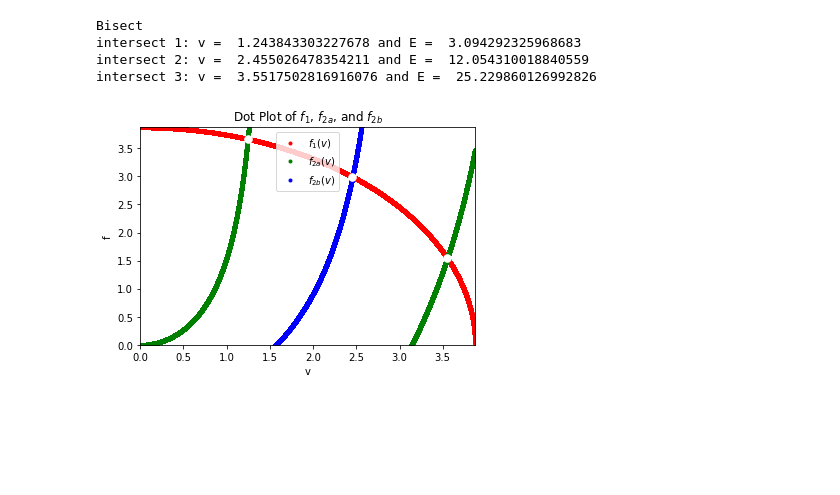
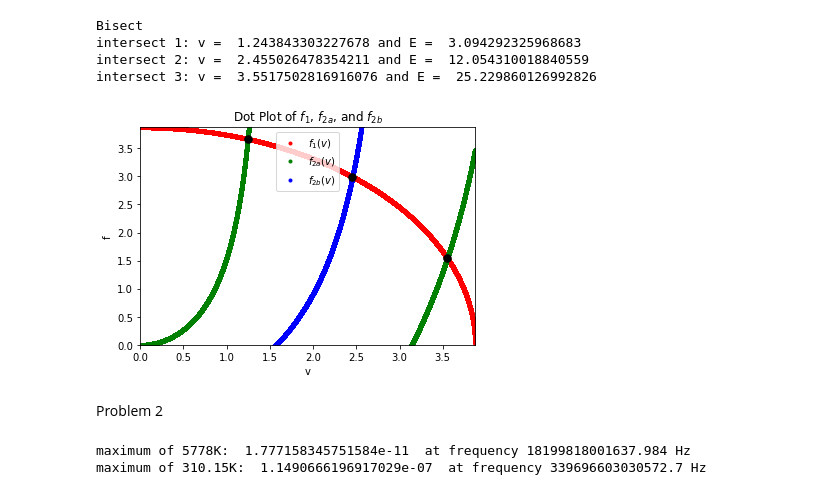
Before and after one commit to AmedeoAvogadro/PHYS29, a Jupyter notebook: notebooks/Yizhi_Jiao_Homework_6.ipynb, the cells around one changed output. Saved outputs shown, nothing was run; the diff lists cells and outputs as text; code cells hidden in the pictures; blank space fills up the shorter version.

Commit message:
Homework 6 problem 2

```diff
--- a/notebooks/Yizhi_Jiao_Homework_6.ipynb
+++ b/notebooks/Yizhi_Jiao_Homework_6.ipynb
@@ -46,16 +46,18 @@ intersect 3: v =  3.5517502816916076 and E =  25.229860126992826
 # %%
 plt.title("Dot Plot of $f_1$, $f_{2a}$, and $f_{2b}$")
 plt.plot(v, f_1(v), '.', color ="r", label="$f_1(v)$")
 plt.plot(v, f_2a(v), '.', color ="g", label="$f_{2a}(v)$")
 plt.plot(v, f_2b(v), '.', color ="b", label="$f_{2b}(v)$")
-plt.plot(opt.bisect(delta_a,1e-19,np.pi/2-1e-19),f_1(opt.bisect(delta_a,1e-19,np.pi/2-1e-19)), '.', color ="w", markersize  = 15)
-plt.plot(opt.bisect(delta_b,np.pi/2+1e-19,np.pi),f_1(opt.bisect(delta_b,np.pi/2+1e-19,np.pi)), '.', color ="w", markersize  = 15)
-plt.plot(opt.bisect(delta_a,np.pi,15**0.5),f_1(opt.bisect(delta_a,np.pi,15**0.5)), '.', color ="w", markersize  = 15)
+plt.plot(opt.bisect(delta_a,1e-19,np.pi/2-1e-19),f_1(opt.bisect(delta_a,1e-19,np.pi/2-1e-19)), '.', color ="k", markersize  = 15)
+plt.plot(opt.bisect(delta_b,np.pi/2+1e-19,np.pi),f_1(opt.bisect(delta_b,np.pi/2+1e-19,np.pi)), '.', color ="k", markersize  = 15)
+plt.plot(opt.bisect(delta_a,np.pi,15**0.5),f_1(opt.bisect(delta_a,np.pi,15**0.5)), '.', color ="k", markersize  = 15)
 plt.xlim(0,np.sqrt(15))
 plt.ylim(0,15**0.5)
 plt.legend(loc='upper center')
 plt.ylabel('f')
 plt.xlabel('v')
 plt.show()
 # %% [output]
-[figure, old version]
+[figure, new version]
+# %% [markdown]
+Problem 2
@@ -61,0 +73,11 @@ plt.show()
+# %%
+x = np.linspace(1*10**5,1*10**16,100001)
+max_1 = np.max(F_1(x))
+max_2 = np.max(F_2(x))
+max_in_1 = np.argmax(F_1(x))*(np.longdouble(1*10**16)-np.longdouble(1*10**5))/np.longdouble(100001)
+max_in_2 = np.argmax(F_2(x))*(np.longdouble(1*10**16)-np.longdouble(1*10**5))/np.longdouble(100001)
+print("maximum of 5778K: ",np.max(F_1(x))," at frequency", max_in_1,"Hz")
+print("maximum of 310.15K: ",np.max(F_2(x))," at frequency", max_in_2,"Hz")
+# %% [output]
+maximum of 5778K:  1.777158345751584e-11  at frequency 18199818001637.984 Hz
+maximum of 310.15K:  1.1490666196917029e-07  at frequency 339696603030572.7 Hz
```
Also changed, not shown: parts of 7 cells of this notebook, 1 other file.
